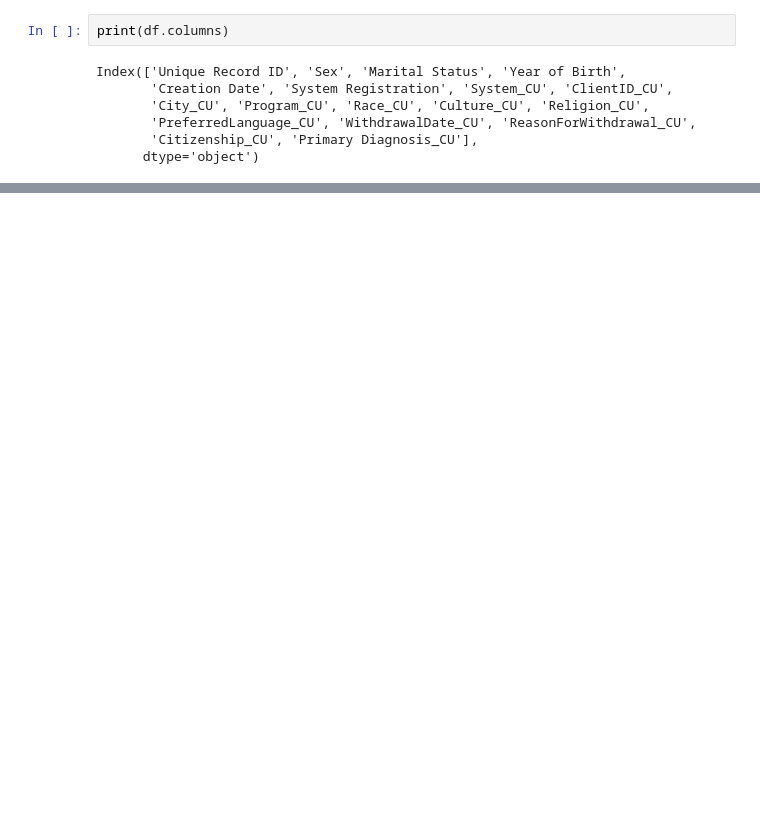
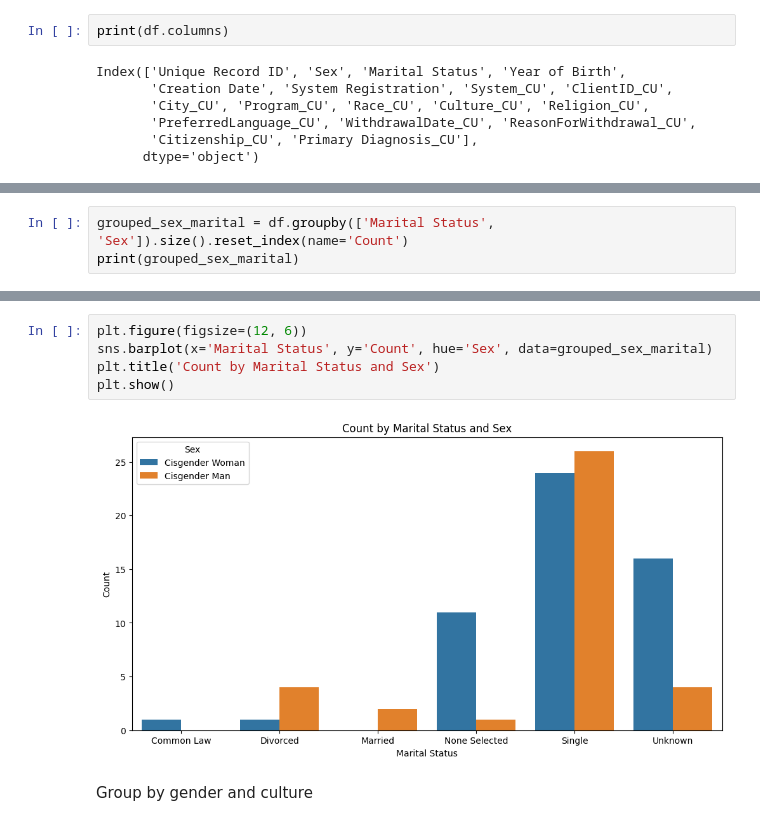
Before and after one commit to pheaktralean/ConcordIA, a Jupyter notebook: food_security_forecasting/nutrinional_programming.ipynb, the cells around one changed output, grey strips where cells are left out. Saved outputs shown, nothing was run; the diff lists cells and outputs as text; blank space fills up the shorter version.

```diff
--- a/food_security_forecasting/nutrinional_programming.ipynb
+++ b/food_security_forecasting/nutrinional_programming.ipynb
@@ -60,0 +64,3 @@ Index(['Unique Record ID', 'Sex', 'Marital Status', 'Year of Birth',
+# %%
+grouped_sex_marital = df.groupby(['Marital Status', 'Sex']).size().reset_index(name='Count')
+print(grouped_sex_marital)
@@ -60,0 +79,9 @@ Index(['Unique Record ID', 'Sex', 'Marital Status', 'Year of Birth',
+# %%
+plt.figure(figsize=(12, 6))
+sns.barplot(x='Marital Status', y='Count', hue='Sex', data=grouped_sex_marital)
+plt.title('Count by Marital Status and Sex')
+plt.show()
+# %% [output]
+[figure, added]
+# %% [markdown]
+Group by gender and culture
```
Also changed, not shown: parts of 8 cells of this notebook.
